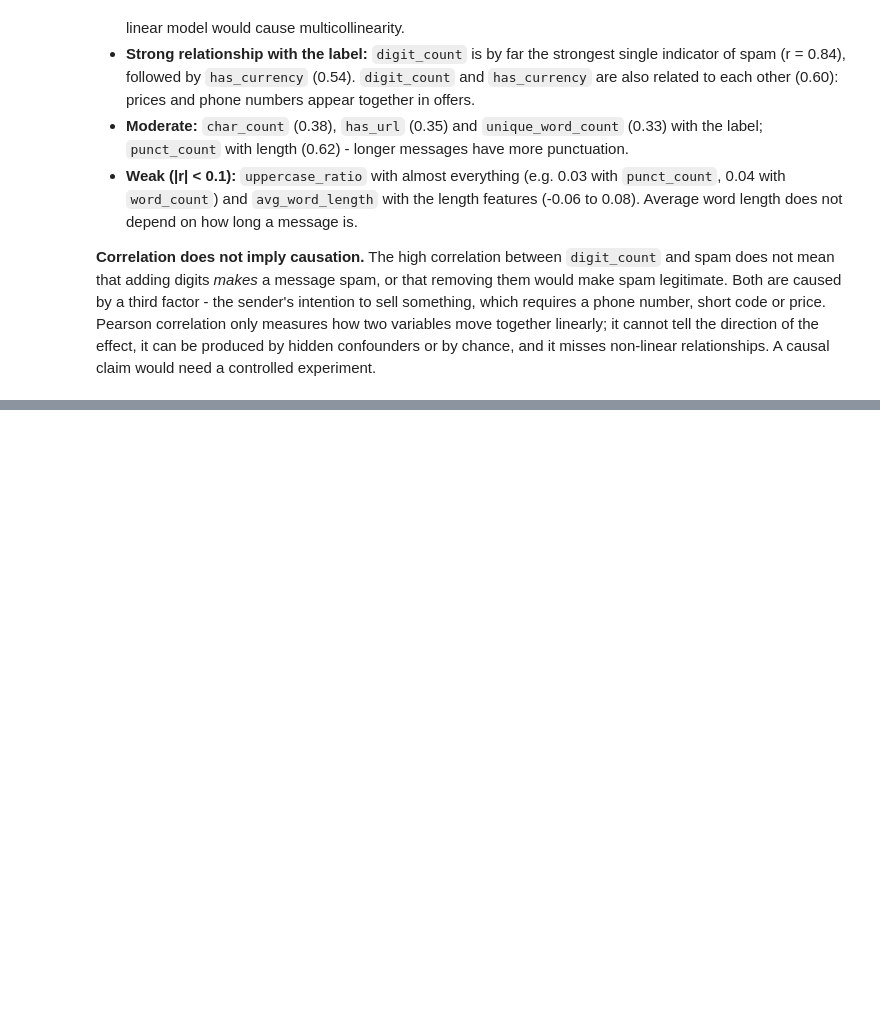
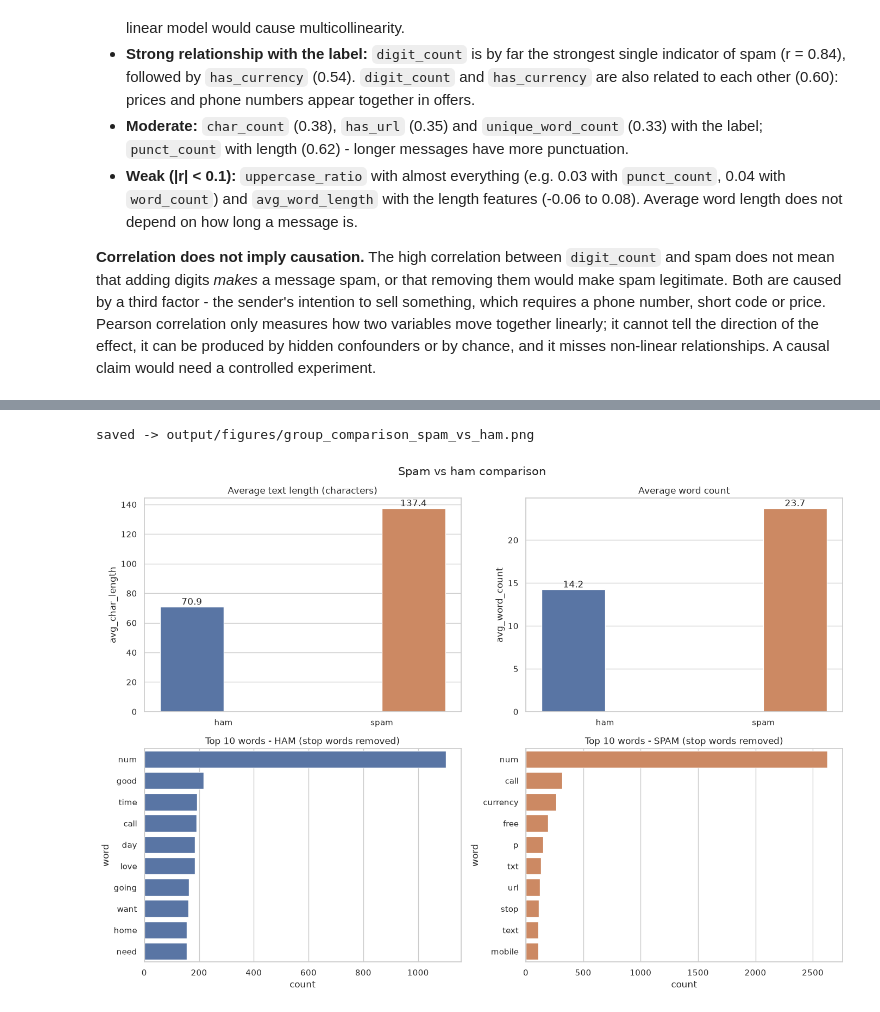
Before and after one commit to ahmeddshaban/bd-a1, a Jupyter notebook: notebook/analysis.ipynb, the cells around one changed output, grey strips where cells are left out. Drawn from its saved outputs; the diff is of its cells as text; code cells hidden in the pictures; blank space fills up the shorter version.

```diff
--- a/notebook/analysis.ipynb
+++ b/notebook/analysis.ipynb
@@ -587,0 +709,12 @@ relationships. A causal claim would need a controlled experiment.
+# %%
+df["content_tokens"] = df["tokens"].apply(lambda toks: [t for t in toks if t not in STOP_WORDS])
+
+group_stats = df.groupby("label", observed=True).agg(
+    n_messages=("message", "size"),
+    avg_char_length=("char_count", "mean"),
+    avg_word_count=("word_count", "mean"),
+    avg_unique_words=("unique_word_count", "mean"),
+    avg_digits=("digit_count", "mean"),
+    pct_with_url=("has_url", "mean"),
+).round(2)
+group_stats
@@ -587,0 +726,9 @@ relationships. A causal claim would need a controlled experiment.
+# %%
+def top_words(label, n=10):
+    c = Counter(t for toks in df.loc[df["label"] == label, "content_tokens"] for t in toks)
+    return pd.DataFrame(c.most_common(n), columns=["word", "count"])
+
+top_ham, top_spam = top_words("ham"), top_words("spam")
+top10 = pd.concat({"ham": top_ham, "spam": top_spam}, axis=1)
+top10.index = range(1, 11)
+top10
@@ -587,0 +748,24 @@ relationships. A causal claim would need a controlled experiment.
+# %%
+fig, axes = plt.subplots(2, 2, figsize=(14, 10))
+palette = {"ham": "#4C72B0", "spam": "#DD8452"}
+
+sns.barplot(x=group_stats.index, y=group_stats["avg_char_length"], hue=group_stats.index, palette=palette, legend=False, ax=axes[0, 0])
+axes[0, 0].set_title("Average text length (characters)")
+sns.barplot(x=group_stats.index, y=group_stats["avg_word_count"], hue=group_stats.index, palette=palette, legend=False, ax=axes[0, 1])
+axes[0, 1].set_title("Average word count")
+for ax in axes[0]:
+    ax.set_xlabel("")
+    for p in ax.patches:
+        ax.annotate(f"{p.get_height():.1f}", (p.get_x() + p.get_width() / 2, p.get_height()), ha="center", va="bottom")
+
+sns.barplot(data=top_ham, y="word", x="count", color=palette["ham"], ax=axes[1, 0])
+axes[1, 0].set_title("Top 10 words - HAM (stop words removed)")
+sns.barplot(data=top_spam, y="word", x="count", color=palette["spam"], ax=axes[1, 1])
+axes[1, 1].set_title("Top 10 words - SPAM (stop words removed)")
+plt.suptitle("Spam vs ham comparison", fontsize=15)
+plt.tight_layout()
+save_fig("group_comparison_spam_vs_ham.png")
+plt.show()
+# %% [output]
+saved -> output/figures/group_comparison_spam_vs_ham.png
+[figure, added]
```
Also changed, not shown: parts of 16 cells of this notebook.
